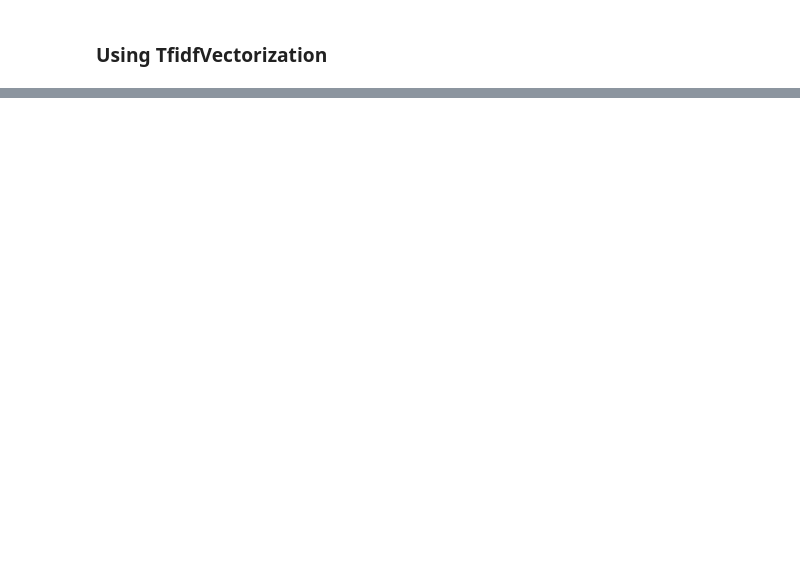
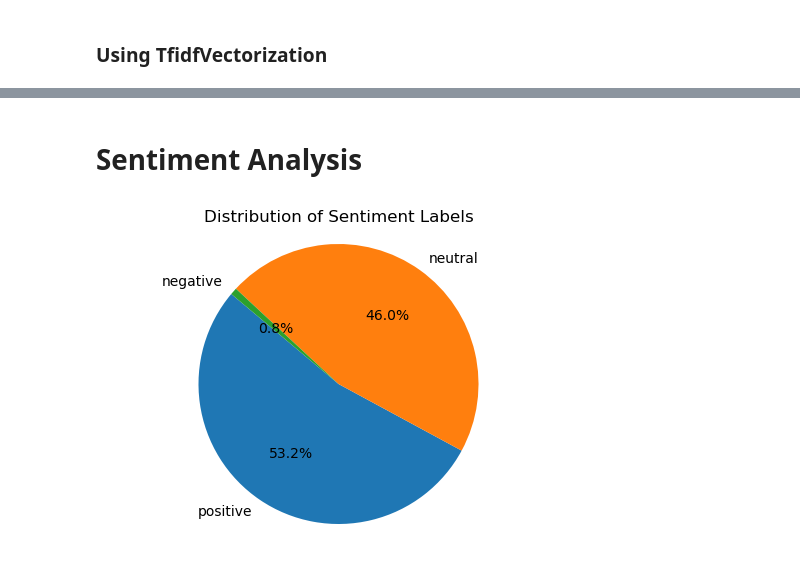
Before and after one commit to muhkashiff/amazon_products_sentimental_analysis, a Jupyter notebook: amazon_products_sentimental.ipynb, the cells around one changed output, grey strips where cells are left out. Saved outputs shown, nothing was run; the diff lists cells and outputs as text; code cells hidden in the pictures; blank space fills up the shorter version.

Commit message:
analysis

```diff
--- a/amazon_products_sentimental.ipynb
+++ b/amazon_products_sentimental.ipynb
@@ -564,0 +613,2 @@ All-New Fire HD 8 Tablet, 8" HD Display, Wi-Fi, 16 GB - Includes Special Offers,
+# %% [markdown]
+# Sentiment Analysis
@@ -564,0 +618,12 @@ All-New Fire HD 8 Tablet, 8" HD Display, Wi-Fi, 16 GB - Includes Special Offers,
+# %%
+# Count the occurrences of each sentiment label
+sentiment_counts = df_filled_unsupervised['sentiment_label'].value_counts()
+
+# Plot pie chart
+plt.figure(figsize=(6, 4))
+plt.pie(sentiment_counts, labels=sentiment_counts.index, autopct='%1.1f%%', startangle=140)
+plt.title('Distribution of Sentiment Labels')
+plt.axis('equal')  # Equal aspect ratio ensures that pie is drawn as a circle
+plt.show()
+# %% [output]
+[figure, added]
```
Also changed, not shown: parts of 20 cells of this notebook.
